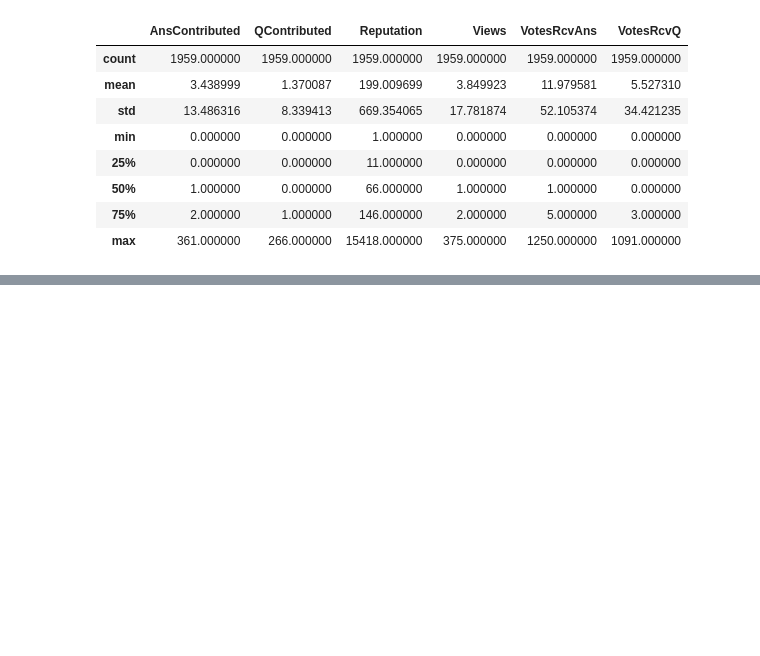
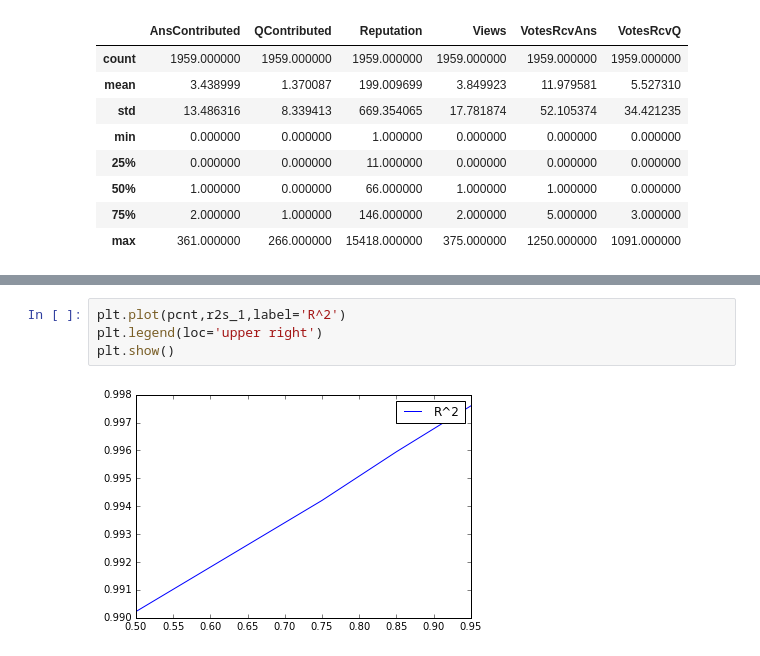
Before and after one commit to JoelDan192/Predictive-model-for-the-voting-system-in-SE-network, a Jupyter notebook: spanish_site/UserReputation.ipynb, the cells around one changed output, grey strips where cells are left out. Saved outputs shown, nothing was run; the diff lists cells and outputs as text; blank space fills up the shorter version.

```diff
--- a/spanish_site/UserReputation.ipynb
+++ b/spanish_site/UserReputation.ipynb
@@ -172,0 +149,6 @@ df1.drop_duplicates()
+# %%
+plt.plot(pcnt,r2s_1,label='R^2')
+plt.legend(loc='upper right')
+plt.show()
+# %% [output]
+[figure, added]
```
Also changed, not shown: parts of 15 cells of this notebook, 2 other files.
